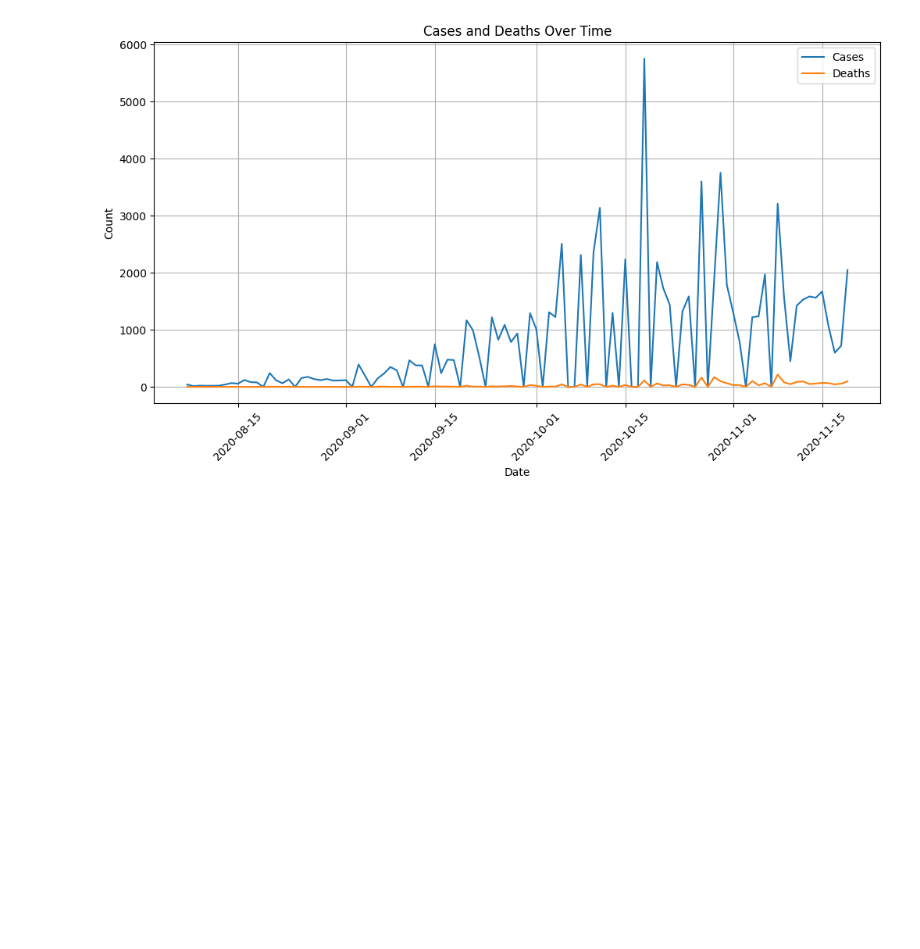
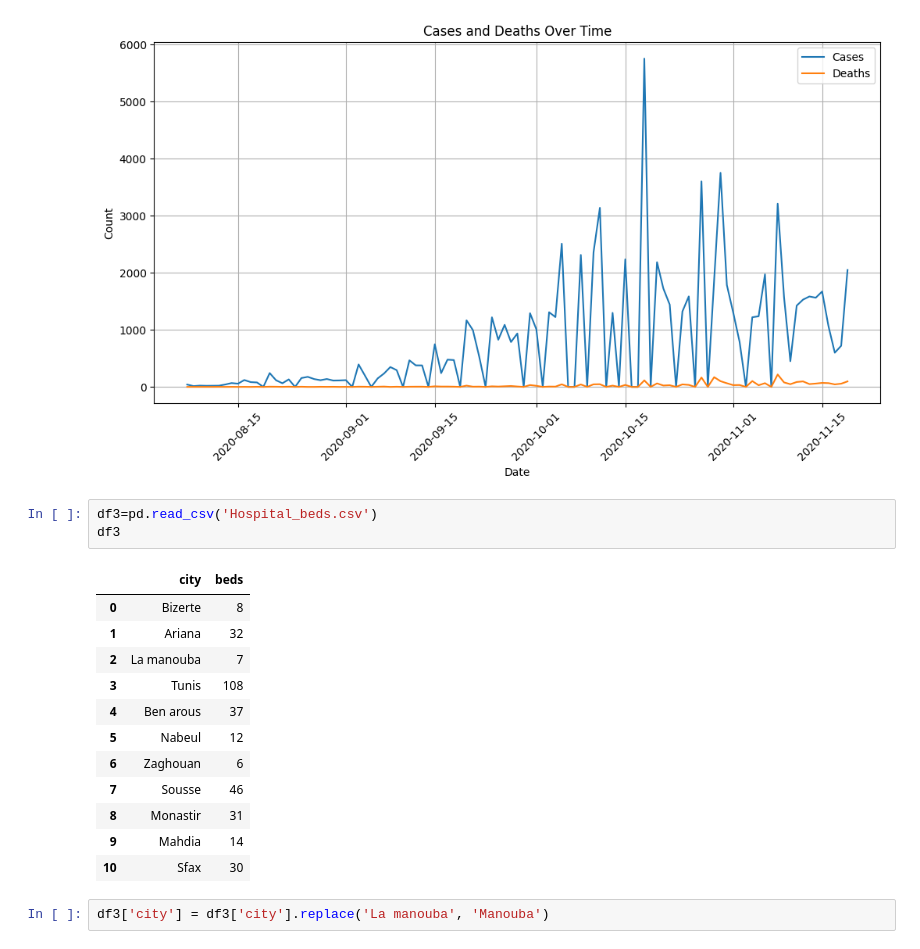
Before and after one commit to SayehOmar/Tunisia-Covid-19, a Jupyter notebook: Covid_19_Tunisia_case_study.ipynb, the cells around one changed output. Cells and saved outputs as stored; diff of their text form; blank space fills up the shorter version.

```diff
--- a/Covid_19_Tunisia_case_study.ipynb
+++ b/Covid_19_Tunisia_case_study.ipynb
@@ -156,3 +159,21 @@ plt.grid(True)
 plt.show()
 # %% [output]
 [figure]
+# %%
+df3=pd.read_csv('Hospital_beds.csv')
+df3
+# %% [output]
+|  | city | beds |
+| 0 | Bizerte | 8 |
+| 1 | Ariana | 32 |
+| 2 | La manouba | 7 |
+| 3 | Tunis | 108 |
+| 4 | Ben arous | 37 |
+| 5 | Nabeul | 12 |
+| 6 | Zaghouan | 6 |
+| 7 | Sousse | 46 |
+| 8 | Monastir | 31 |
+| 9 | Mahdia | 14 |
+| 10 | Sfax | 30 |
+# %%
+df3['city'] = df3['city'].replace('La manouba', 'Manouba')
```
Also changed, not shown: parts of 10 cells of this notebook, 5 other files.
